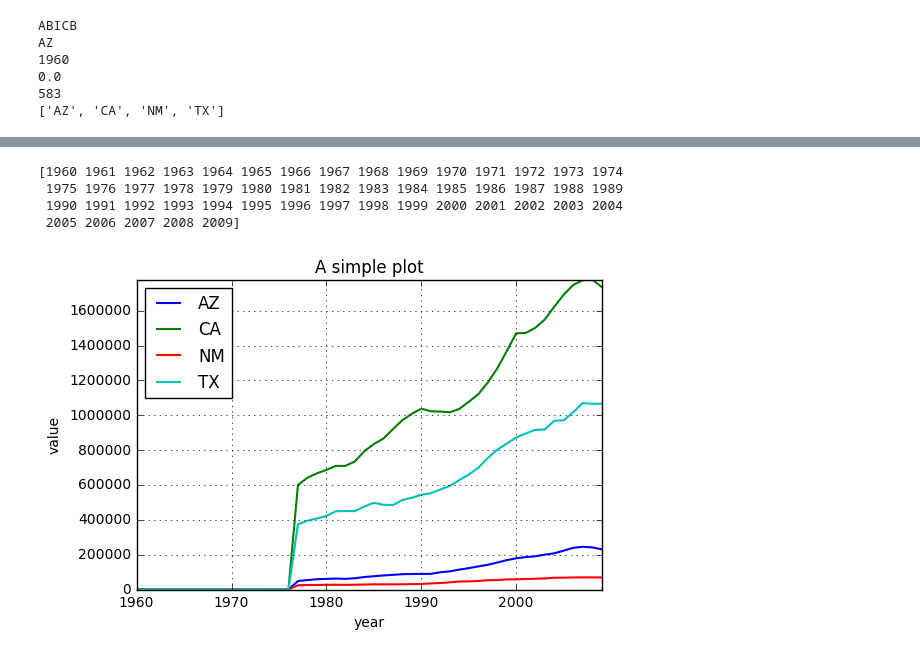
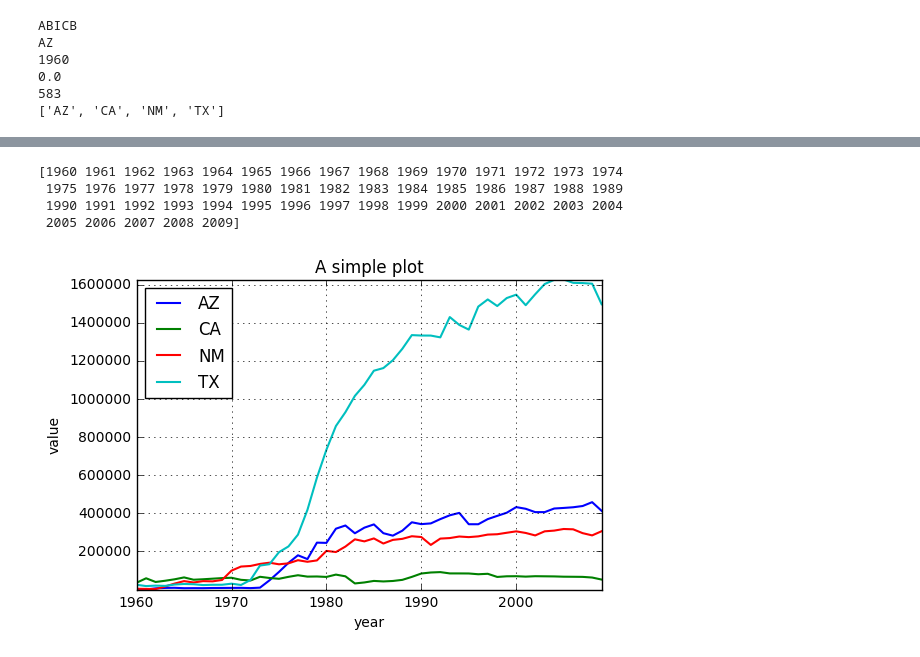
Before and after one commit to beihangwenbin/Energy-profile, a Jupyter notebook: Untitled.ipynb, the cells around one changed output, grey strips where cells are left out. Saved outputs shown, nothing was run; the diff lists cells and outputs as text; code cells hidden in the pictures.

```diff
--- a/Untitled.ipynb
+++ b/Untitled.ipynb
@@ -250,0 +282,36 @@ WWOCV=WWTCV-WWICV-WWCCV             #其他领域消费
+# %%
+energy=np.zeros(dtype=np.float32,shape=(22,50,4))
+level=[22,19.1,30.5,25.8,21.1,12,16,20,12,12,12,20,19.6,17.2,20,18.9,15.3,12,26.6,20,20,30.5]
+energy[0]=ARTCB
+energy[1]=AVTCB
+energy[2]=BMTCB
+energy[3]=CLTCB
+energy[4]=DFTCB
+energy[5]=ESTCB
+energy[6]=EMTCB
+energy[7]=FSICB
+energy[8]=GETCB
+energy[9]=HYTCB
+energy[10]=WYTCB
+energy[11]=JFTCB
+energy[12]=KSTCB
+energy[13]=LGTCB
+energy[14]=LUTCB
+energy[15]=MGTCB
+energy[16]=NGTCB
+energy[17]=NUEGB
+energy[18]=PCTCB
+energy[19]=POTCB
+energy[20]=RFTCB
+energy[21]=WWTCB
+# %%
+#计算清洁程度函数建模  12/c排放系数
+sum=np.zeros(dtype=np.float32,shape=(50,4))
+weighted=np.zeros(dtype=np.float32,shape=(50,4))
+proportion=np.zeros(dtype=np.float32,shape=(22,50,4))
+for i in range(22):
+    sum+=energy[i]
+    weighted+=energy[i]*(12.0/level[i])
+for i in range(22):
+    proportion[i]=energy[i]/sum
+score=weighted*100/sum
@@ -251,23 +352,24 @@ WWOCV=WWTCV-WWICV-WWCCV             #其他领域消费
 # %%
+#需要展示什么数据只需要修改y变量即可
 x=np.arange(1960,2010)
 print(x)
-y=GDPRX
+y=proportion
 plt.plot(x,y[:,0], lw = 1.5,label = stateSet[0])
 plt.plot(x,y[:,1], lw = 1.5, label = stateSet[1])
 plt.plot(x,y[:,2], lw = 1.5,label = stateSet[2])
 plt.plot(x,y[:,3], lw = 1.5, label = stateSet[3])
 plt.grid(True)
 plt.legend(loc = 0) #图例位置自动
 plt.axis('tight')
 plt.xlabel('year')
 plt.ylabel('value')
 plt.title('A simple plot')
 p1= r'test1.png'# 图片保存路径
 plt.savefig(p1)# 保存图片
 plt.show()
 # %% [output]
 [1960 1961 1962 1963 1964 1965 1966 1967 1968 1969 1970 1971 1972 1973 1974
  1975 1976 1977 1978 1979 1980 1981 1982 1983 1984 1985 1986 1987 1988 1989
  1990 1991 1992 1993 1994 1995 1996 1997 1998 1999 2000 2001 2002 2003 2004
  2005 2006 2007 2008 2009]
-[figure, old version]
+[figure, new version]
```
Also changed, not shown: parts of 39 cells of this notebook, 4 other files.
